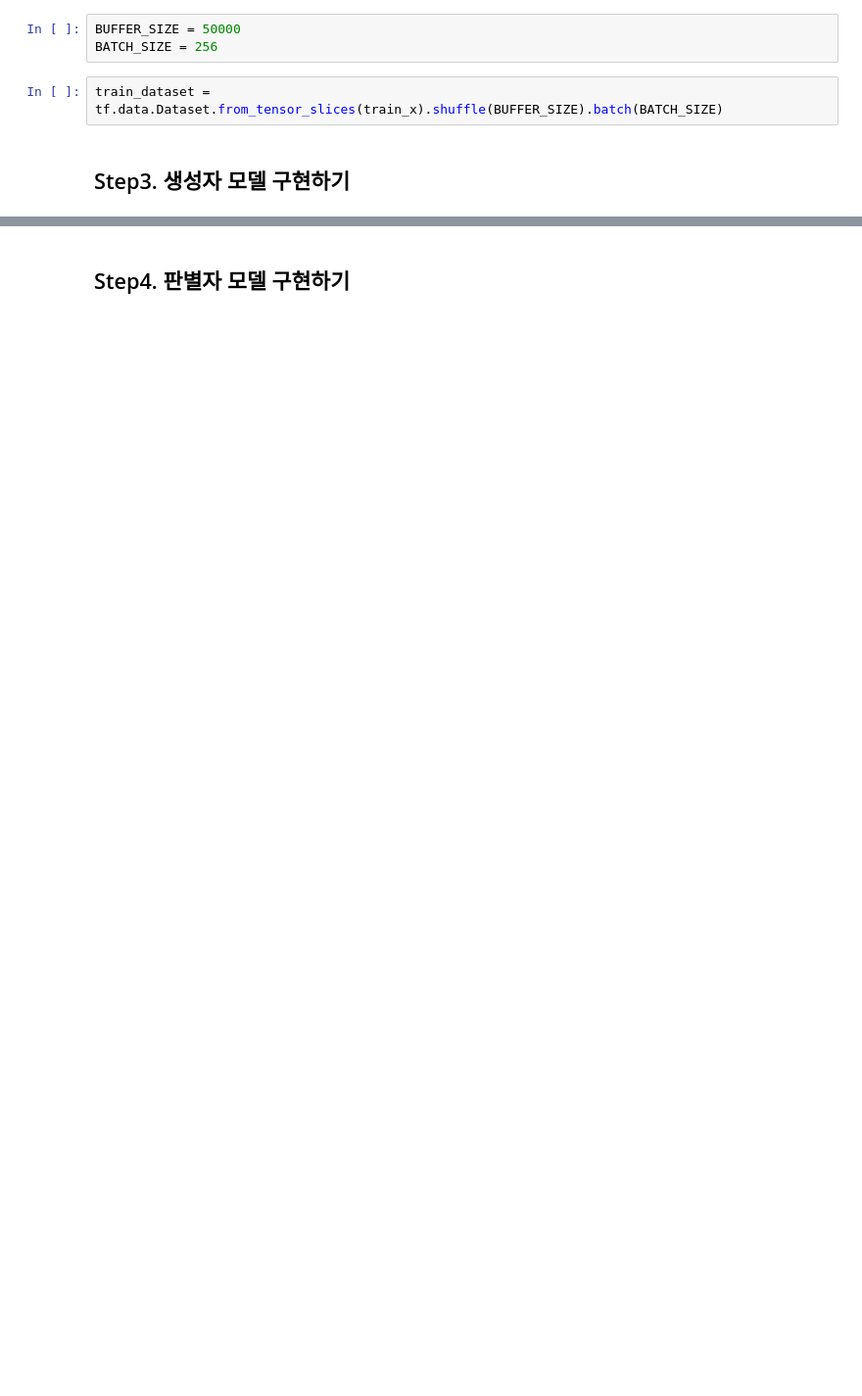
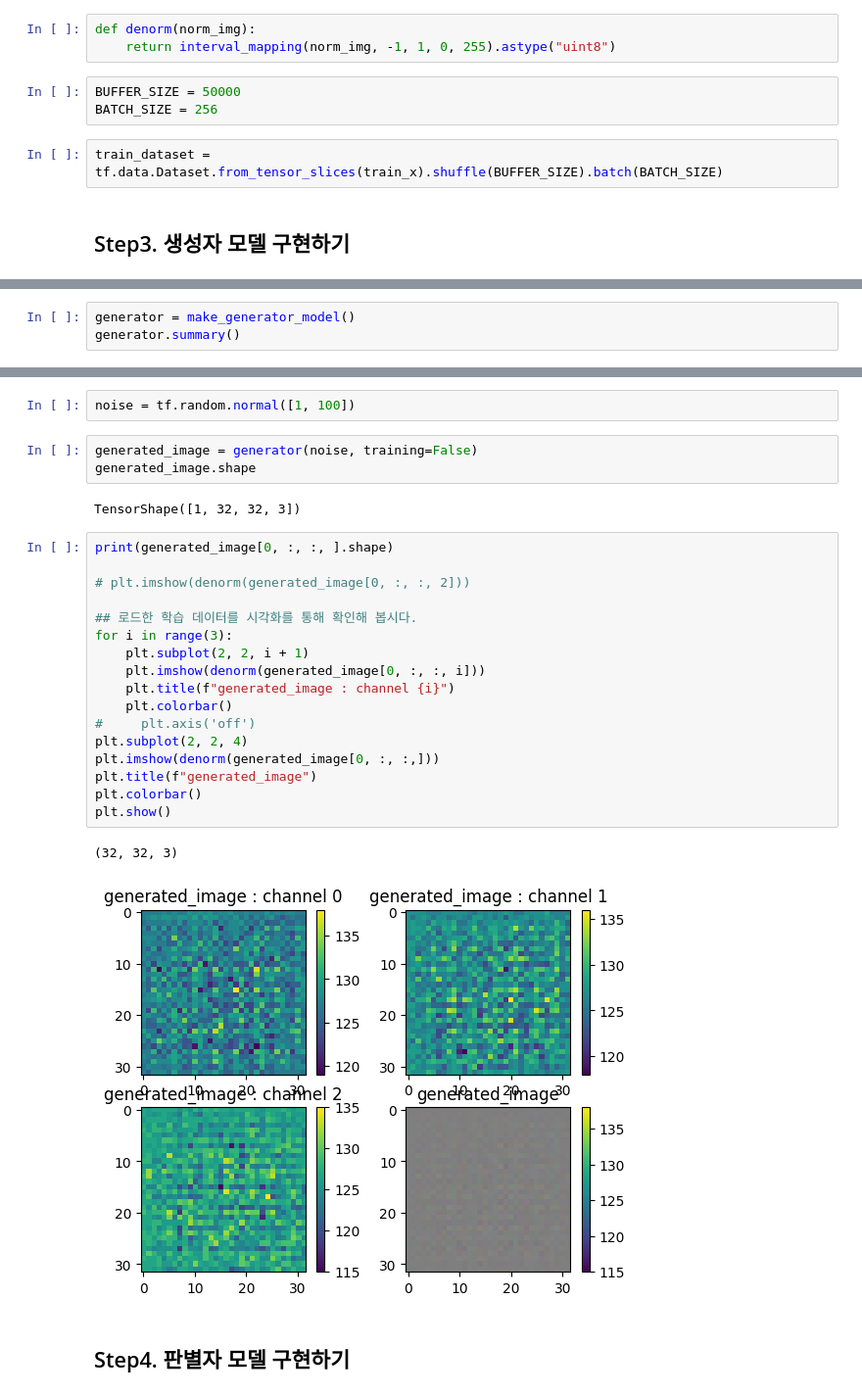
Before and after one commit to huiheee/AIFFEL, a Jupyter notebook: [GD_6]Creating_a_new_fashion.ipynb, the cells around one changed output, grey strips where cells are left out. Shown at 98% size. Drawn from its saved outputs; the diff is of its cells as text; blank space fills up the shorter version.

```diff
--- a/[GD_6]Creating_a_new_fashion.ipynb
+++ b/[GD_6]Creating_a_new_fashion.ipynb
@@ -121,3 +134,6 @@ WARNING:matplotlib.image:Clipping input data to the valid range for imshow with
+# %%
+def denorm(norm_img):
+    return interval_mapping(norm_img, -1, 1, 0, 255).astype("uint8")
 # %%
 BUFFER_SIZE = 50000
 BATCH_SIZE = 256
@@ -127,0 +174,3 @@ train_dataset = tf.data.Dataset.from_tensor_slices(train_x).shuffle(BUFFER_SIZE)
+# %%
+generator = make_generator_model()
+generator.summary()
@@ -128,2 +195,29 @@ train_dataset = tf.data.Dataset.from_tensor_slices(train_x).shuffle(BUFFER_SIZE)
+# %%
+noise = tf.random.normal([1, 100])
+# %%
+generated_image = generator(noise, training=False)
+generated_image.shape
+# %% [output]
+TensorShape([1, 32, 32, 3])
+# %%
+print(generated_image[0, :, :, ].shape)
+
+# plt.imshow(denorm(generated_image[0, :, :, 2]))
+
+## 로드한 학습 데이터를 시각화를 통해 확인해 봅시다.
+for i in range(3):
+    plt.subplot(2, 2, i + 1)
+    plt.imshow(denorm(generated_image[0, :, :, i]))
+    plt.title(f"generated_image : channel {i}")
+    plt.colorbar()
+#     plt.axis('off')
+plt.subplot(2, 2, 4)
+plt.imshow(denorm(generated_image[0, :, :,]))
+plt.title(f"generated_image")
+plt.colorbar()
+plt.show()
+# %% [output]
+(32, 32, 3)
+[figure, added]
 # %% [markdown]
 ## Step4. 판별자 모델 구현하기
```
Also changed, not shown: parts of 22 cells of this notebook.
